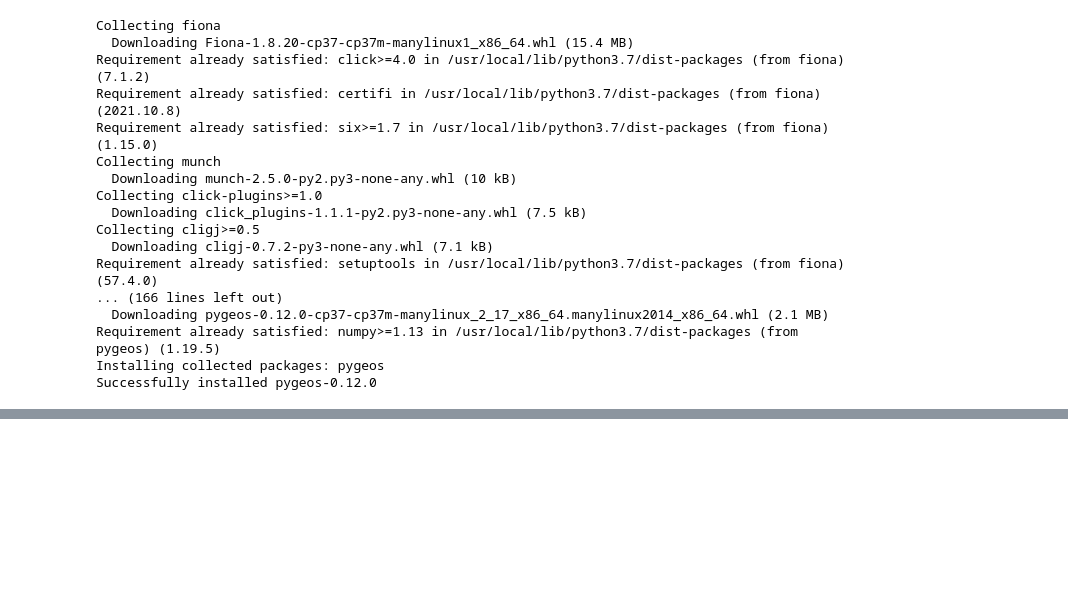
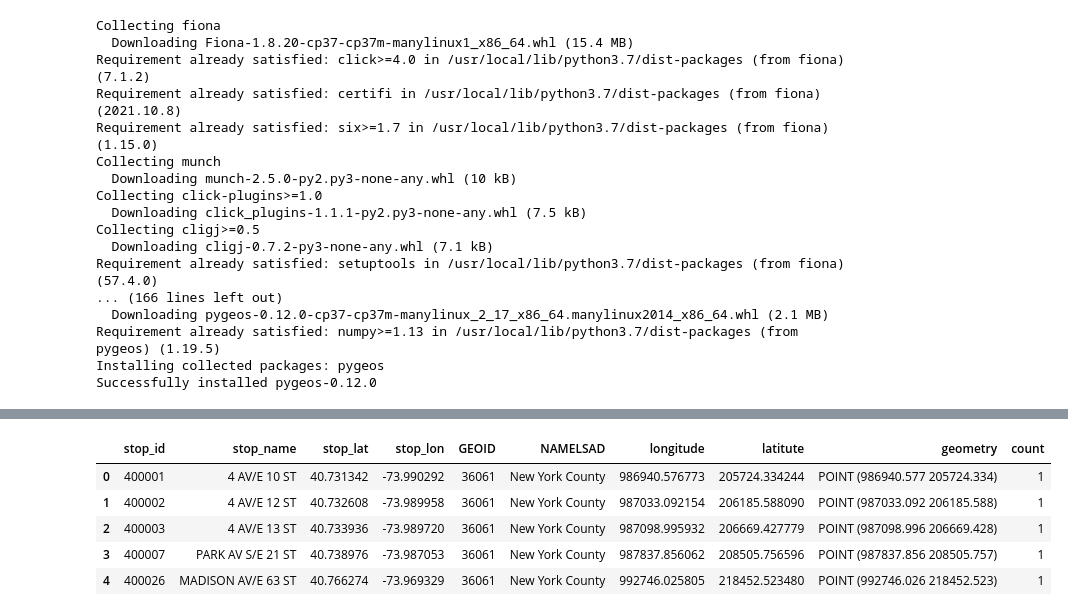
Before and after one commit to kirthi-b/QoL_NYC_Children, a Jupyter notebook: Data Visualization/Access_Visualization.ipynb, the cells around one changed output, grey strips where cells are left out. Cells and saved outputs as stored; diff of their text form; code cells hidden in the pictures; blank space fills up the shorter version.

```diff
--- a/Data Visualization/Access_Visualization.ipynb
+++ b/Data Visualization/Access_Visualization.ipynb
@@ -98,3 +96,12 @@ lib_gdf = gpd.read_file("/content/QoL_NYC_Children/Access/Output/lib_gdf.json")
 parks_gdf = gpd.read_file("/content/QoL_NYC_Children/Access/Output/parks_gdf.json")
 puma_gdf = gpd.read_file("/content/QoL_NYC_Children/Access/Output/puma_gdf.json")
 sub_gdf = gpd.read_file("/content/QoL_NYC_Children/Access/Output/sub_gdf.json")
+# %%
+p_bus_gdf.head()
+# %% [output]
+|  | stop_id | stop_name | stop_lat | stop_lon | GEOID | NAMELSAD | longitude | latitute | geometry | count |
+| 0 | 400001 | 4 AV/E 10 ST | 40.731342 | -73.990292 | 36061 | New York County | 986940.576773 | 205724.334244 | POINT (986940.577 205724.334) | 1 |
+| 1 | 400002 | 4 AV/E 12 ST | 40.732608 | -73.989958 | 36061 | New York County | 987033.092154 | 206185.588090 | POINT (987033.092 206185.588) | 1 |
+| 2 | 400003 | 4 AV/E 13 ST | 40.733936 | -73.989720 | 36061 | New York County | 987098.995932 | 206669.427779 | POINT (987098.996 206669.428) | 1 |
+| 3 | 400007 | PARK AV S/E 21 ST | 40.738976 | -73.987053 | 36061 | New York County | 987837.856062 | 208505.756596 | POINT (987837.856 208505.757) | 1 |
+| 4 | 400026 | MADISON AV/E 63 ST | 40.766274 | -73.969329 | 36061 | New York County | 992746.025805 | 218452.523480 | POINT (992746.026 218452.523) | 1 |
```
Also changed, not shown: parts of 5 cells of this notebook, 2 other files.
